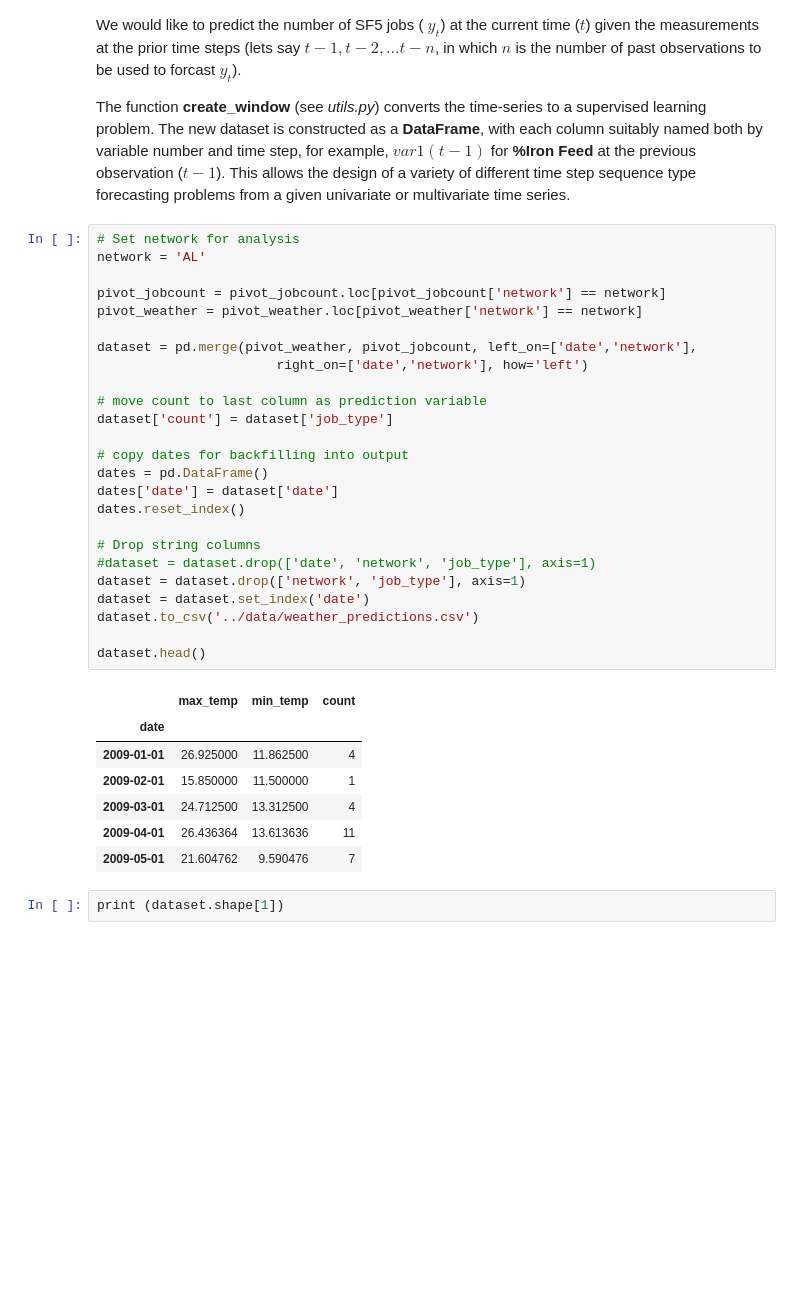
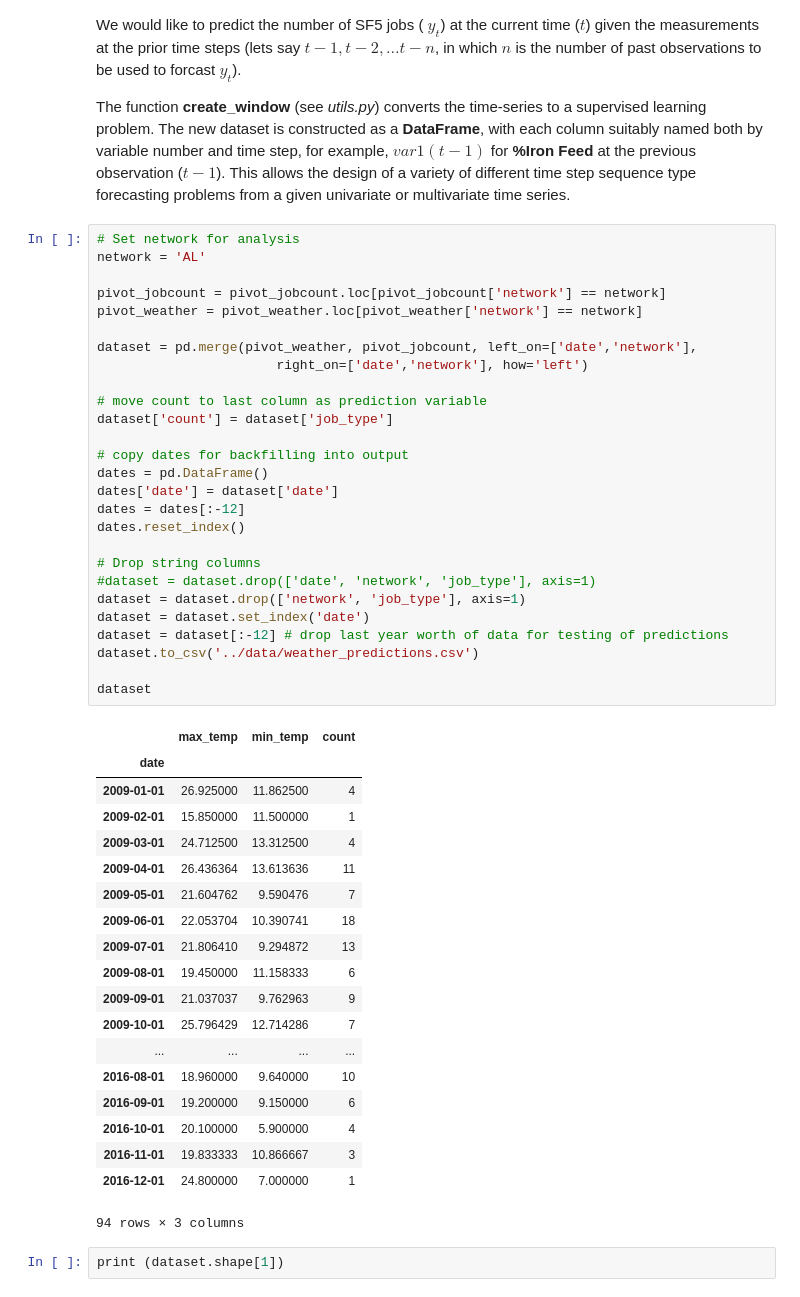
Before and after one commit to ATCOGas/VV_Forecasting, a Jupyter notebook: notebooks/Analysis_JobTypes-GRU,LSTM.ipynb, the cells around one changed output. Saved outputs shown, nothing was run; the diff lists cells and outputs as text; blank space fills up the shorter version.

```diff
--- a/notebooks/Analysis_JobTypes-GRU,LSTM.ipynb
+++ b/notebooks/Analysis_JobTypes-GRU,LSTM.ipynb
@@ -224,34 +208,48 @@ The function **create_window** (see _utils.py_) converts the time-series to a su
 network = 'AL'
 
 pivot_jobcount = pivot_jobcount.loc[pivot_jobcount['network'] == network]
 pivot_weather = pivot_weather.loc[pivot_weather['network'] == network]
 
 dataset = pd.merge(pivot_weather, pivot_jobcount, left_on=['date','network'],
                        right_on=['date','network'], how='left')
 
 # move count to last column as prediction variable
 dataset['count'] = dataset['job_type']
 
 # copy dates for backfilling into output
 dates = pd.DataFrame()
 dates['date'] = dataset['date']
+dates = dates[:-12]
 dates.reset_index()
 
 # Drop string columns
 #dataset = dataset.drop(['date', 'network', 'job_type'], axis=1)
 dataset = dataset.drop(['network', 'job_type'], axis=1)
 dataset = dataset.set_index('date')
+dataset = dataset[:-12] # drop last year worth of data for testing of predictions
 dataset.to_csv('../data/weather_predictions.csv')
 
-dataset.head()
+dataset
 # %% [output]
 |  | max_temp | min_temp | count |
 | date |  |  |  |
 | 2009-01-01 | 26.925000 | 11.862500 | 4 |
 | 2009-02-01 | 15.850000 | 11.500000 | 1 |
 | 2009-03-01 | 24.712500 | 13.312500 | 4 |
 | 2009-04-01 | 26.436364 | 13.613636 | 11 |
 | 2009-05-01 | 21.604762 | 9.590476 | 7 |
+| 2009-06-01 | 22.053704 | 10.390741 | 18 |
+| 2009-07-01 | 21.806410 | 9.294872 | 13 |
+| 2009-08-01 | 19.450000 | 11.158333 | 6 |
+| 2009-09-01 | 21.037037 | 9.762963 | 9 |
+| 2009-10-01 | 25.796429 | 12.714286 | 7 |
+| ... | ... | ... | ... |
+| 2016-08-01 | 18.960000 | 9.640000 | 10 |
+| 2016-09-01 | 19.200000 | 9.150000 | 6 |
+| 2016-10-01 | 20.100000 | 5.900000 | 4 |
+| 2016-11-01 | 19.833333 | 10.866667 | 3 |
+| 2016-12-01 | 24.800000 | 7.000000 | 1 |
+94 rows × 3 columns
 # %%
 print (dataset.shape[1])
 # %% [output]
```
Also changed, not shown: parts of 8 cells of this notebook, 6 other files.
